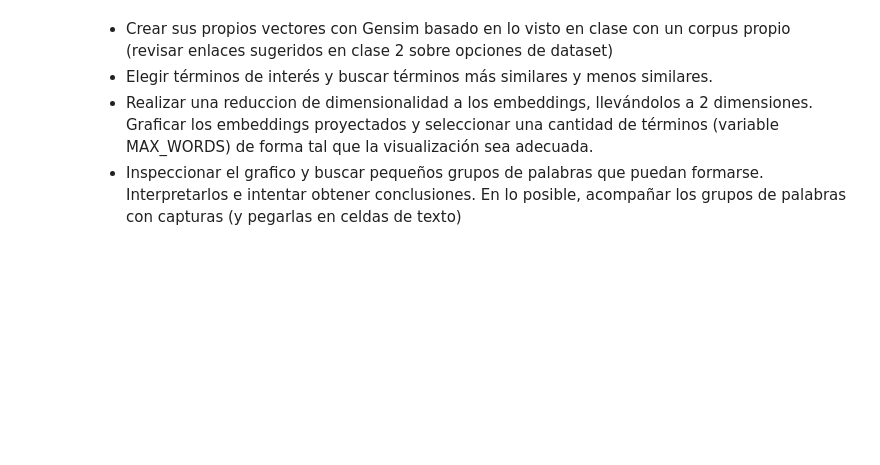
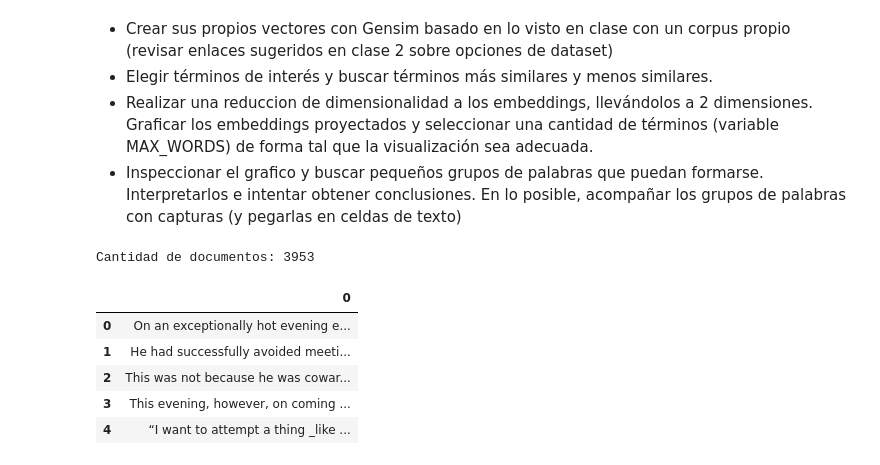
Before and after one commit to Melzr/NLP, a Jupyter notebook: Desafio_2.ipynb, the cells around one changed output. Cells and saved outputs as stored; diff of their text form; code cells hidden in the pictures; blank space fills up the shorter version.

Commit message:
add crime and punishment corpus

```diff
--- a/Desafio_2.ipynb
+++ b/Desafio_2.ipynb
@@ -327,3 +325,36 @@ Recuerden que su notebook de entrega debe poder correrse de inicio a fin sin la
 - Elegir términos de interés y buscar términos más similares y menos similares.
 - Realizar una reduccion de dimensionalidad a los embeddings, llevándolos a 2 dimensiones. Graficar los embeddings proyectados y seleccionar una cantidad de términos (variable MAX_WORDS) de forma tal que la visualización sea adecuada.
 - Inspeccionar el grafico y buscar pequeños grupos de palabras que puedan formarse. Interpretarlos e intentar obtener conclusiones. En lo posible, acompañar los grupos de palabras con capturas (y pegarlas en celdas de texto)
+# %%
+# Cargar y preparar el corpus de Crime and Punishment
+with open('./crime-and-punishment.txt', encoding='utf-8') as fp:
+  crime_raw_text = fp.read()
+
+crime_start = crime_raw_text.find('PART I')
+if crime_start == -1:
+  crime_start = crime_raw_text.find('CHAPTER I')
+crime_text = crime_raw_text[crime_start:]
+
+crime_paragraphs = []
+for paragraph in crime_text.replace('\r\n', '\n').split('\n\n'):
+  cleaned = ' '.join(paragraph.split()).strip()
+  if not cleaned:
+    continue
+  upper = cleaned.upper()
+  if upper.startswith('PART ') or upper.startswith('CHAPTER '):
+    continue
+  if cleaned.startswith('*** START') or cleaned.startswith('*** END'):
+    continue
+  crime_paragraphs.append(cleaned)
+
+df_crime = pd.DataFrame(crime_paragraphs)
+print('Cantidad de documentos:', df_crime.shape[0])
+df_crime.head()
+# %% [output]
+Cantidad de documentos: 3953
+|  | 0 |
+| 0 | On an exceptionally hot evening e... |
+| 1 | He had successfully avoided meeti... |
+| 2 | This was not because he was cowar... |
+| 3 | This evening, however, on coming ... |
+| 4 | “I want to attempt a thing _like ... |
```
Also changed, not shown: parts of 11 cells of this notebook, 1 other file.
